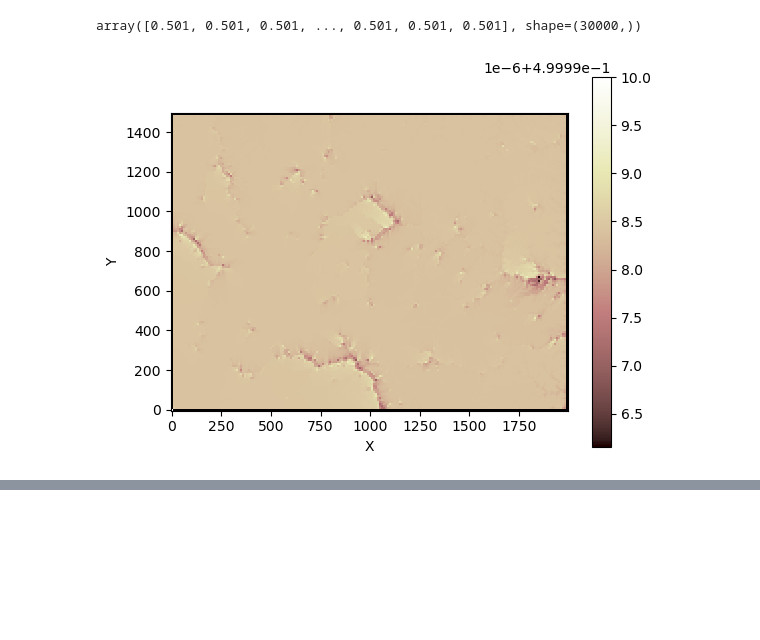
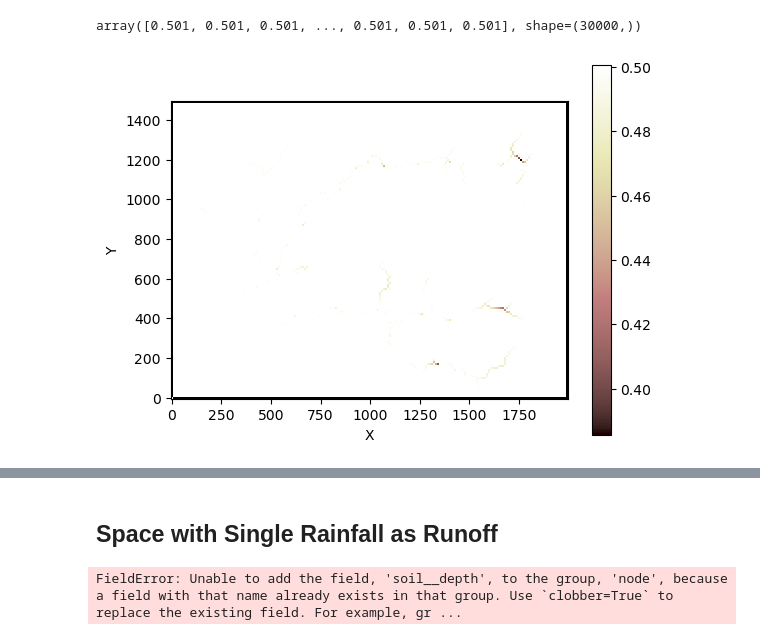
Before and after one commit to csdms-espin/ESPIn_2026_sed_flow, a Jupyter notebook: 00_Grid.ipynb, the cells around one changed output, grey strips where cells are left out. Drawn from its saved outputs; the diff is of its cells as text; code cells hidden in the pictures; blank space fills up the shorter version.

Commit message:
Added Rainfall Tryouts

```diff
--- a/00_Grid.ipynb
+++ b/00_Grid.ipynb
@@ -192,7 +201,7 @@ from landlab.components import (
 #### Adding Soil to the Drainage Network
 # %%
 _ = mg.add_zeros("soil__depth", at="node", dtype=float)
-mg.at_node["soil__depth"] += 0.5
+mg.at_node["soil__depth"] += 2.0
 mg.at_node["topographic__elevation"] += mg.at_node["soil__depth"]
 # %%
 imshow_grid(mg, "topographic__elevation")
@@ -248,9 +248,9 @@ np.around(mg.at_node["topographic__elevation"], decimals=3)
 array([0.501, 0.501, 0.501, ..., 0.501, 0.501, 0.501], shape=(30000,))
 # %%
 # imshow_grid(mg, "topographic__elevation")
-imshow_grid(mg, "soil__depth")
+imshow_grid(mg, "topographic__elevation")
 # %% [output]
-[figure, old version]
+[figure, new version]
 # %%
 mg.at_node.keys()
 # %% [output]
@@ -273,3 +273,11 @@ mg.at_node.keys()
  'depression__outlet_node',
  'is_pit',
  'flood_status_code']
+# %% [markdown]
+## Space with Single Rainfall as Runoff
+# %%
+_ = mg.add_zeros("soil__depth", at="node", dtype=float)
+mg.at_node["soil__depth"] += 2.0
+mg.at_node["topographic__elevation"] += mg.at_node["soil__depth"]
+# %% [output]
+FieldError: Unable to add the field, 'soil__depth', to the group, 'node', because a field with that name already exists in that group. Use `clobber=True` to replace the existing field. For example, gr ...
```
Also changed, not shown: parts of 30 cells of this notebook.
